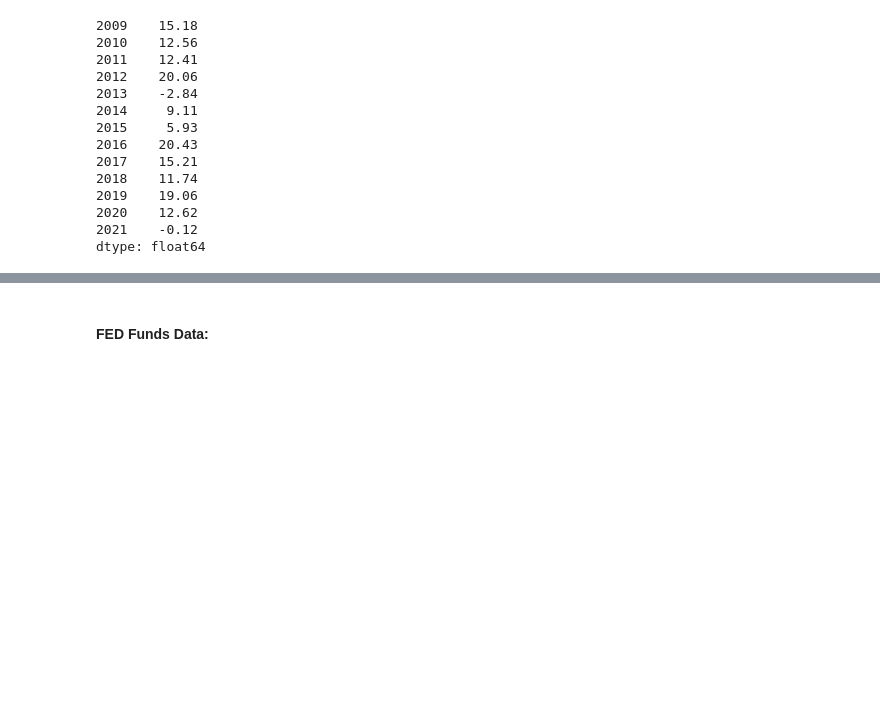
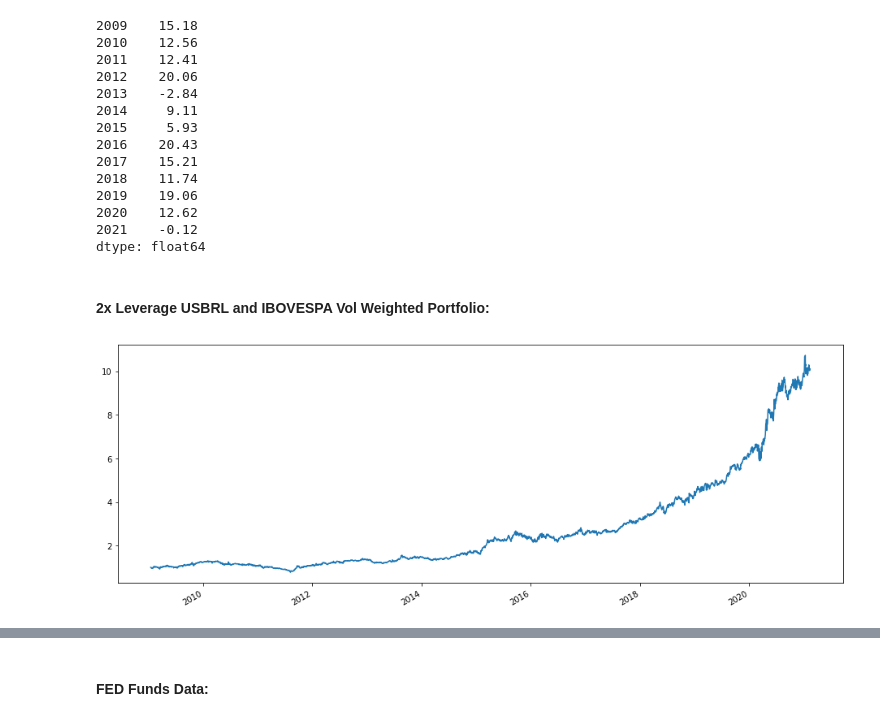
Before and after one commit to pedroosorio98/PyFinLib, a Jupyter notebook: PyFinLib Tools/PyFinLib Tools.ipynb, the cells around one changed output, grey strips where cells are left out. Drawn from its saved outputs; the diff is of its cells as text; code cells hidden in the pictures; blank space fills up the shorter version.

```diff
--- a/PyFinLib Tools/PyFinLib Tools.ipynb
+++ b/PyFinLib Tools/PyFinLib Tools.ipynb
@@ -582,3 +585,14 @@ pf.rets_yearly_returns(vol_weighted_returns)
 2020    12.62
 2021    -0.12
 dtype: float64
+# %% [markdown]
+#### 2x Leverage USBRL and IBOVESPA Vol Weighted Portfolio:
+# %%
+rets_2 = rets[["BOVA11.SA","USDBRL=X"]]
+# %%
+vol_weighted_weights_2x = pf.vol_weighted_weights(rets_2,look_back_days=30,reb_days=30,leverage=2)
+vol_weighted_returns_2x = pf.strategy_returns(rets_2,vol_weighted_weights_2x)
+vol_performance_2x = pf.performance_index(vol_weighted_returns_2x)
+vol_performance_2x.plot(figsize=(16,6));
+# %% [output]
+[figure, added]
```
Also changed, not shown: parts of 11 cells of this notebook, 2 other files.
